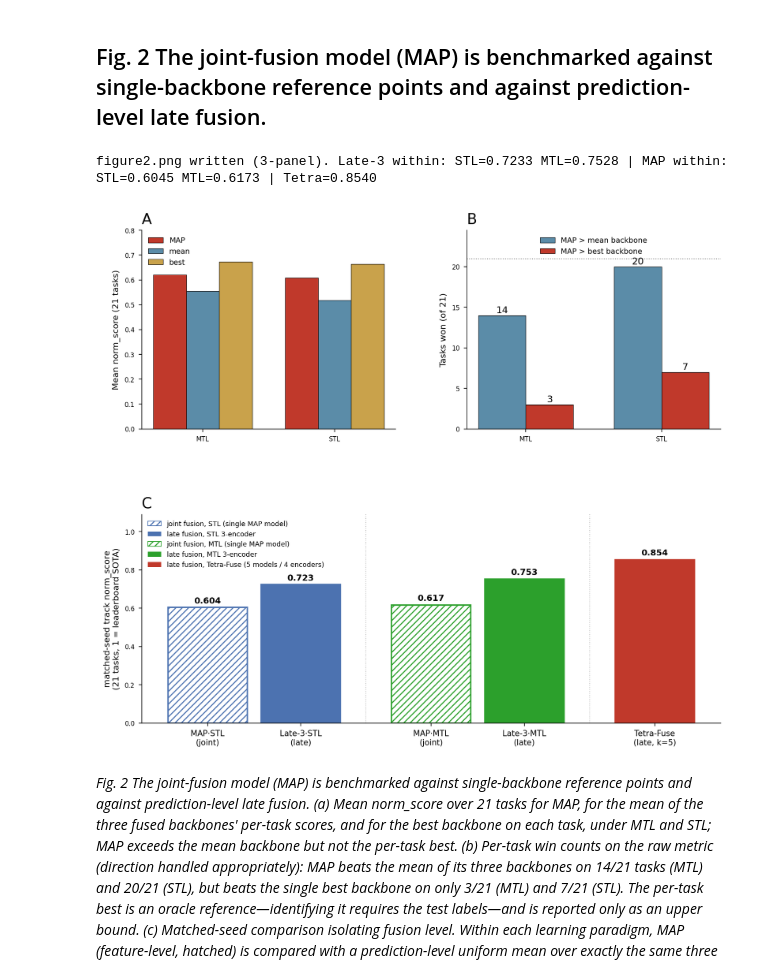
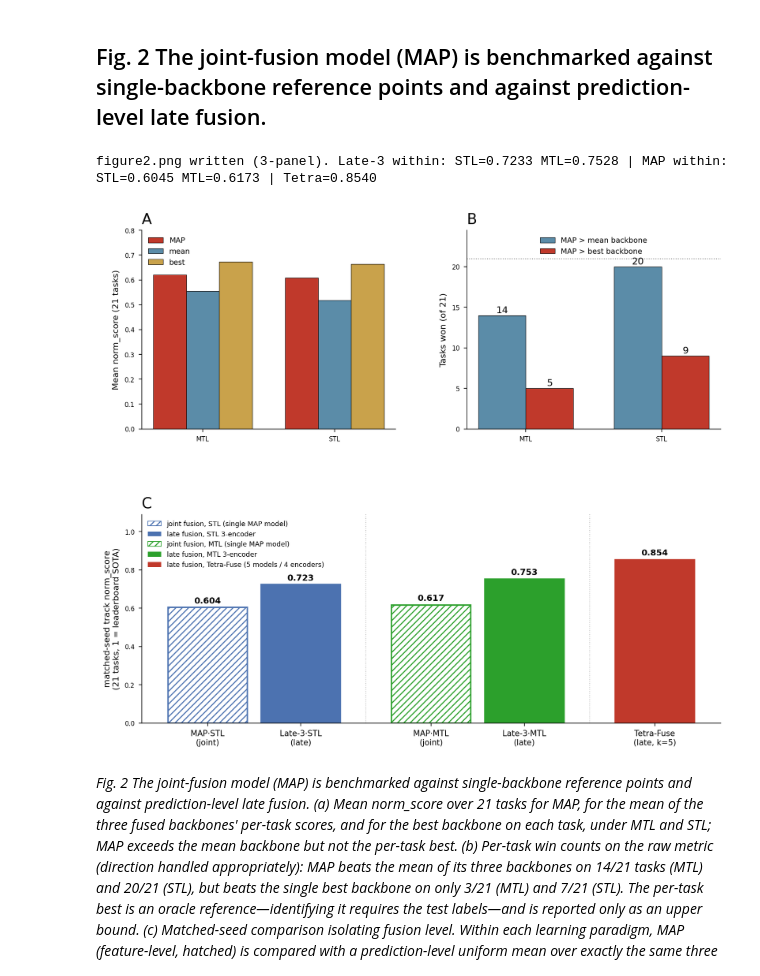
Before and after one commit to namutechteam/Tetra-Fuse, a Jupyter notebook: notebooks/32_fusion_comparison.ipynb, the cells around one changed output. Cells and saved outputs as stored; diff of their text form; code cells hidden in the pictures.

```diff
--- a/notebooks/32_fusion_comparison.ipynb
+++ b/notebooks/32_fusion_comparison.ipynb
@@ -628,18 +628,29 @@ axA.legend(frameon=False)
 # (b) win-counts: MAP > mean vs MAP > per-task-best, on the RAW-score matched-seed basis
 # (panel a keeps norm_score; panel b counts direction-aware raw wins so norm-step ties do not
 # distort the count). Per task: MAP raw (within-seed mean) vs the 3 shared backbones' per-seed
-# mean / best raw, averaged over seeds (matched-seed track throughout).
+# mean / best raw on the same basis as Table S2: average each backbone over its
+# five seeds first, then aggregate across backbones (matched-seed track throughout).
 labels=["MTL","STL"]
 _B3=["chemeleon","graphmvp","molformer"]; _TKb=[t for t in REG if t!="Bioavailability_Ma"]
 def _agg_raw(train, task, how):
-    met=REG[task]["metric"]; per=[]
-    for seed in sorted(PRED[f"{train}_{_B3[0]}"].seed.unique()):
-        sc=[]
-        for bb in _B3:
-            d=PRED[f"{train}_{bb}"]; t=d[(d.task==task)&(d.split=="test")&(d.seed==seed)].dropna(subset=["y_true"])
-            sc.append(metric(met,t.y_true,t.y_pred))
-        per.append(np.mean(sc) if how=="mean" else (min(sc) if met=="mae" else max(sc)))
-    return float(np.mean(per))
+    # Reference lines for the three MAP backbones, on the SAME basis as Table S2
+    # and every other aggregated value in this release: aggregate in raw score
+    # space only after the seed axis has been collapsed.
+    #   step 1  per encoder, average the raw metric over the five seeds
+    #           (this is exactly that encoder's Table S1 entry)
+    #   step 2  across the three encoders take the mean, or the best in the
+    #           metric direction
+    # Aggregating inside each seed instead would make "best" a per-seed oracle:
+    # a different encoder may win at each seed, so the resulting number matches
+    # no real backbone and is stronger than any model a reader could deploy.
+    met=REG[task]["metric"]; enc=[]
+    for bb in _B3:
+        d=PRED[f"{train}_{bb}"]; per=[]
+        for seed in sorted(d.seed.unique()):
+            t=d[(d.task==task)&(d.split=="test")&(d.seed==seed)].dropna(subset=["y_true"])
+            per.append(metric(met,t.y_true,t.y_pred))
+        enc.append(float(np.mean(per)))
+    return float(np.mean(enc)) if how=="mean" else (min(enc) if met=="mae" else max(enc))
 def _mapwins(train, how):
     n=0
     for t in _TKb:
@@ -665,32 +676,32 @@ STLc="#4c72b0"; MTLc="#2ca02c"; TFc=RED
 xc=[0,1, 2.4,3.4, 4.8]
 vc=[map_stl, late3_stl, map_mtl, late3_mtl, tetra]
 lblc=["MAP\u00b7STL\n(joint)","Late-3\u00b7STL\n(late)","MAP\u00b7MTL\n(joint)","Late-3\u00b7MTL\n(late)","Tetra-Fuse\n(late, k=5)"]
 # colour = paradigm (STL blue / MTL green / Tetra red); fill = fusion level (joint hatched, late solid)
 specs=[(STLc,"////"),(STLc,None),(MTLc,"////"),(MTLc,None),(TFc,None)]
 for xi,vi,(c,h) in zip(xc,vc,specs):
     axC.bar(xi,vi,width=0.85,color=(c if h is None else "white"),edgecolor=c,linewidth=1.3,hatch=h)
     axC.text(xi,vi+0.014,f"{vi:.3f}",ha="center",va="bottom",fontsize=8,fontweight="bold")
 axC.axvline(1.7,color="grey",ls=":",lw=0.7,alpha=0.5); axC.axvline(4.1,color="grey",ls=":",lw=0.7,alpha=0.5)
 axC.set_xticks(xc); axC.set_xticklabels(lblc,fontsize=7.5)
 axC.set_ylabel("matched-seed track norm_score\n(21 tasks, 1 = leaderboard SOTA)",fontsize=8)
 axC.set_ylim(0,1.09)
 axC.set_title("C", fontsize=14)
 # axC.set_title("c  Fusion level alone (same 3 encoders), then ensemble expansion",
 #               loc="left",fontweight="bold",fontsize=9.3)
 axC.legend(handles=[
     Patch(facecolor="white",edgecolor=STLc,hatch="////",label="joint fusion, STL (single MAP model)"),
     Patch(facecolor=STLc,label="late fusion, STL 3-encoder"),
     Patch(facecolor="white",edgecolor=MTLc,hatch="////",label="joint fusion, MTL (single MAP model)"),
     Patch(facecolor=MTLc,label="late fusion, MTL 3-encoder"),
     Patch(facecolor=TFc,label="late fusion, Tetra-Fuse (5 models / 4 encoders)")],
     loc="upper left",fontsize=6.4,frameon=False)
 
 fig.savefig(os.path.join(OUTDIR,"figure2.png"), dpi=300, bbox_inches="tight")
 # plt.close(fig)
 print(f"figure2.png written (3-panel). Late-3 within: STL={late3_stl:.4f} MTL={late3_mtl:.4f} | "
       f"MAP within: STL={map_stl:.4f} MTL={map_mtl:.4f} | Tetra={tetra:.4f}")
 plt.show()
 # %% [output]
 figure2.png written (3-panel). Late-3 within: STL=0.7233 MTL=0.7528 | MAP within: STL=0.6045 MTL=0.6173 | Tetra=0.8540
-[figure, old version]
+[figure, new version]
 # %% [markdown]
```
Also changed, not shown: 1 other file.
